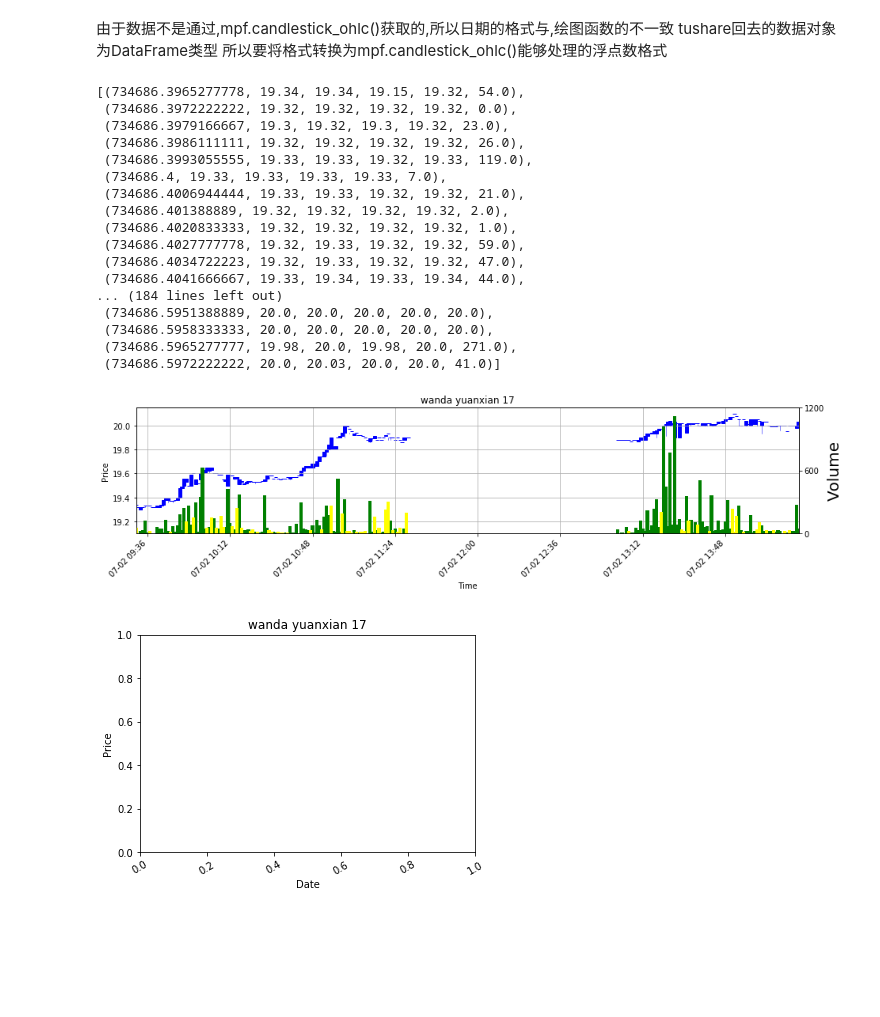
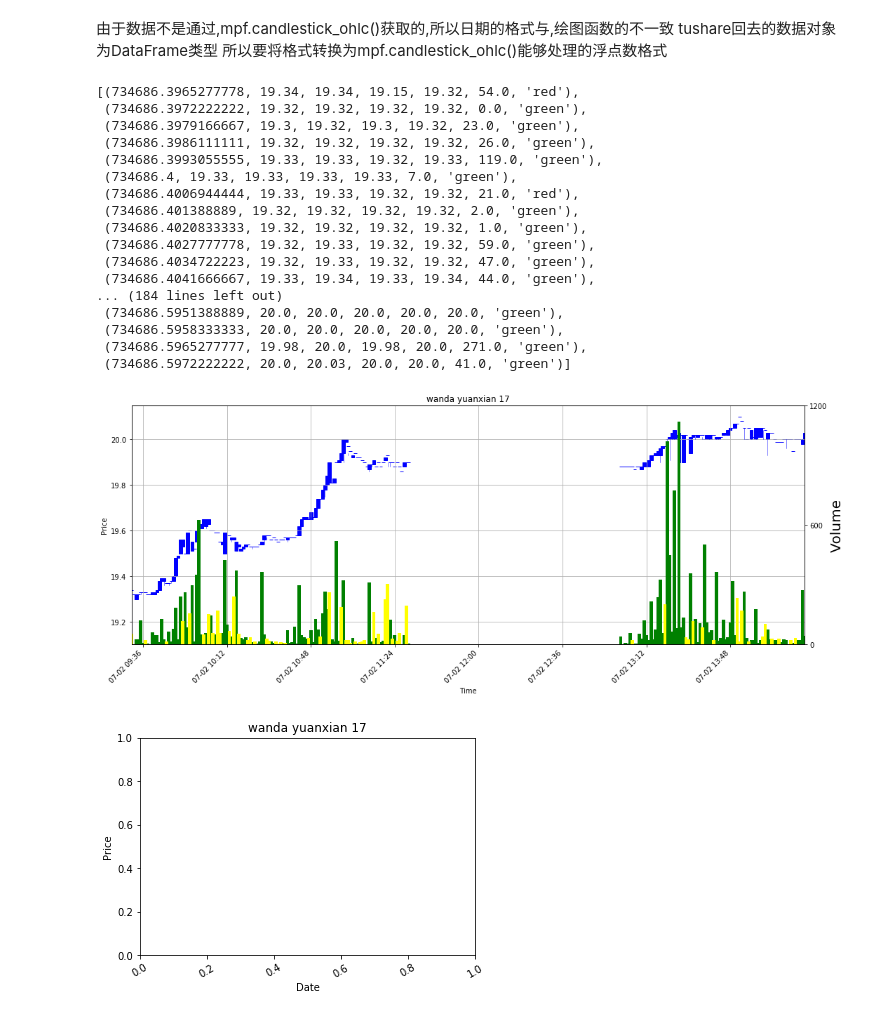
Before and after one commit to syscheme/HyperPixiu, a Jupyter notebook: notebooks/PlotFinance.ipynb, the cells around one changed output. Saved outputs shown, nothing was run; the diff lists cells and outputs as text; code cells hidden in the pictures; blank space fills up the shorter version.

Commit message:
candlestrick with volume

```diff
--- a/notebooks/PlotFinance.ipynb
+++ b/notebooks/PlotFinance.ipynb
@@ -30,3 +30,6 @@ dfSample
 | 2012/12/31 14:59 | 16.19 | 16.19 | 16.19 | 16.19 | 0.00 | 0.00 |
 | 2012/12/31 15:00 | 16.23 | 16.23 | 16.23 | 16.23 | 255.00 | 413037.00 |
 30240 rows × 6 columns
+# %%
+dfSample['color'] =  dfSample[['open', 'close']].apply(lambda x: 'green' if x[0]<=x[1] else 'red', axis=1) # 'green' if dfSample['open']-dfSample['close']<=0 else 'red'
+dfSample
@@ -78,28 +101,26 @@ quotes = df.values
 #datetime_to_num()
 # df.values[:-5]
 
-quotes = zip(datetime_to_num(df.index),
-                         df['open'], df['high'],
-                         df['low'], df['close'], df['volume'])
+quotes = zip(datetime_to_num(df.index), df['open'], df['high'], df['low'], df['close'], df['volume'], df['color'])
 quotes
 # %% [output]
-[(734686.3965277778, 19.34, 19.34, 19.15, 19.32, 54.0),
- (734686.3972222222, 19.32, 19.32, 19.32, 19.32, 0.0),
- (734686.3979166667, 19.3, 19.32, 19.3, 19.32, 23.0),
- (734686.3986111111, 19.32, 19.32, 19.32, 19.32, 26.0),
- (734686.3993055555, 19.33, 19.33, 19.32, 19.33, 119.0),
- (734686.4, 19.33, 19.33, 19.33, 19.33, 7.0),
- (734686.4006944444, 19.33, 19.33, 19.32, 19.32, 21.0),
- (734686.401388889, 19.32, 19.32, 19.32, 19.32, 2.0),
- (734686.4020833333, 19.32, 19.32, 19.32, 19.32, 1.0),
- (734686.4027777778, 19.32, 19.33, 19.32, 19.32, 59.0),
- (734686.4034722223, 19.32, 19.33, 19.32, 19.32, 47.0),
- (734686.4041666667, 19.33, 19.34, 19.33, 19.34, 44.0),
+[(734686.3965277778, 19.34, 19.34, 19.15, 19.32, 54.0, 'red'),
+ (734686.3972222222, 19.32, 19.32, 19.32, 19.32, 0.0, 'green'),
+ (734686.3979166667, 19.3, 19.32, 19.3, 19.32, 23.0, 'green'),
+ (734686.3986111111, 19.32, 19.32, 19.32, 19.32, 26.0, 'green'),
+ (734686.3993055555, 19.33, 19.33, 19.32, 19.33, 119.0, 'green'),
+ (734686.4, 19.33, 19.33, 19.33, 19.33, 7.0, 'green'),
+ (734686.4006944444, 19.33, 19.33, 19.32, 19.32, 21.0, 'red'),
+ (734686.401388889, 19.32, 19.32, 19.32, 19.32, 2.0, 'green'),
+ (734686.4020833333, 19.32, 19.32, 19.32, 19.32, 1.0, 'green'),
+ (734686.4027777778, 19.32, 19.33, 19.32, 19.32, 59.0, 'green'),
+ (734686.4034722223, 19.32, 19.33, 19.32, 19.32, 47.0, 'green'),
+ (734686.4041666667, 19.33, 19.34, 19.33, 19.34, 44.0, 'green'),
 ... (184 lines left out)
- (734686.5951388889, 20.0, 20.0, 20.0, 20.0, 20.0),
- (734686.5958333333, 20.0, 20.0, 20.0, 20.0, 20.0),
- (734686.5965277777, 19.98, 20.0, 19.98, 20.0, 271.0),
- (734686.5972222222, 20.0, 20.03, 20.0, 20.0, 41.0)]
+ (734686.5951388889, 20.0, 20.0, 20.0, 20.0, 20.0, 'green'),
+ (734686.5958333333, 20.0, 20.0, 20.0, 20.0, 20.0, 'green'),
+ (734686.5965277777, 19.98, 20.0, 19.98, 20.0, 271.0, 'green'),
+ (734686.5972222222, 20.0, 20.03, 20.0, 20.0, 41.0, 'green')]
 # %%
 # https://blog.csdn.net/u014281392/article/details/73611624
 import matplotlib.pyplot as plt
@@ -134,40 +155,39 @@ plt.setp(plt.gca().get_xticklabels(), rotation=45, horizontalalignment='right')
 
 # create the second axis for the volume bar-plot
 ax2 = ax.twinx()
 # set the position of ax2 so that it is short (y2=0.32) but otherwise the same size as ax
 ax2.set_position(matplotlib.transforms.Bbox([[0.125,0.1],[0.9,0.32]]))
 
 # get data from candlesticks for a bar plot
 dates = [x[0] for x in quotes]
 dates = np.asarray(dates)
 volume = [x[5] for x in quotes]
 volume = np.asarray(volume)
 
 # make bar plots and color differently depending on up/down for the day
-pos = df['open']-df['close']<=0
-neg = df['open']-df['close']>0
-ax2.bar(dates[pos],volume[pos],color='green',width=barwidth,align='center')
-ax2.bar(dates[neg],volume[neg],color='yellow',width=barwidth,align='center')
+ups   = df['open']-df['close']<=0
+downs = df['open']-df['close']>0
+ax2.bar(dates[ups],volume[ups],color='green',width=barwidth,align='center')
+ax2.bar(dates[downs],volume[downs],color='yellow',width=barwidth,align='center')
 
 #scale the x-axis tight
 ax2.set_xlim(min(dates),max(dates))
 # the y-ticks for the bar were too dense, keep only every third one
 yticks = ax2.get_yticks()
 ax2.set_yticks(yticks[::3])
 
 ax2.yaxis.set_label_position("right")
 ax2.set_ylabel('Volume', size=20)
 
 # format the x-ticks with a human-readable date.
 # xt = ax.get_xticks()
 # new_xticks = [datetime.date.isoformat(num2date(d)) for d in xt]
 # ax.set_xticklabels(new_xticks, rotation=45, horizontalalignment='right')
 
 plt.ion()
-
-# plt.tight_layout()
+plt.tight_layout()
 # %% [output]
-[figure, old version]
+[figure, new version]
 # %%
 plt.show()
 # %%
```
Also changed, not shown: parts of 1 cell of this notebook.
